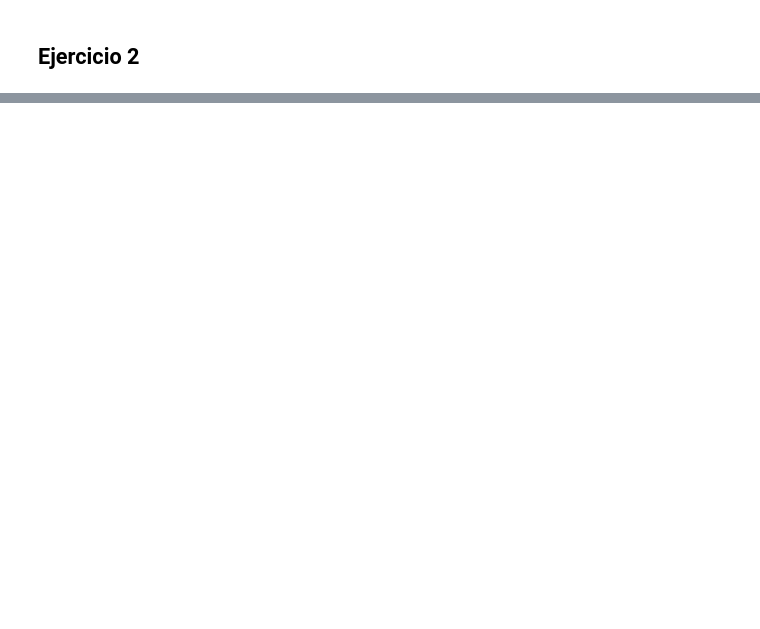
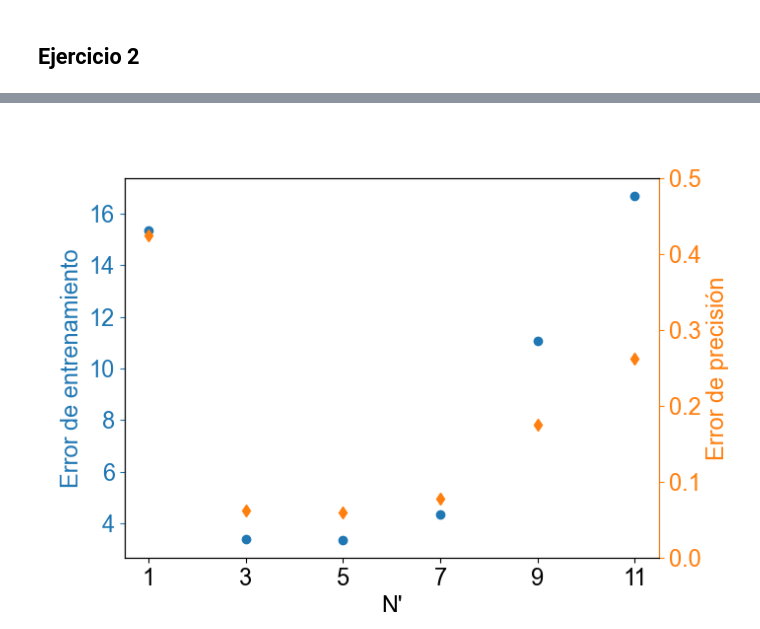
Before and after one commit to Lupama2/RedesNeuronales, a Jupyter notebook: Practicas/practica_4/practica_4_ej_1_y_2.ipynb, the cells around one changed output, grey strips where cells are left out. Saved outputs shown, nothing was run; the diff lists cells and outputs as text; code cells hidden in the pictures; blank space fills up the shorter version.

```diff
--- a/Practicas/practica_4/practica_4_ej_1_y_2.ipynb
+++ b/Practicas/practica_4/practica_4_ej_1_y_2.ipynb
@@ -355,0 +360,27 @@ plt.show()
+# %%
+#Grafico el último valor de error de enetrenamiento y de validación como función de N'
+fig, ax = plt.subplots(figsize = (7,5))
+ax.plot(N_prima_array, e_loss_mean_matrix[:,-1], "o")
+ax.set_xlabel("N'")
+ax.set_ylabel("Error de entrenamiento", color = "tab:blue")
+#Agrego los ticks en x sobre N_prima_array
+ax.spines['right'].set_color('tab:blue')
+ax.tick_params(axis='y', colors='tab:blue')
+ax.set_xticks(N_prima_array)
+
+#En el eje derecho grafico e_validation
+ax2 = ax.twinx()
+#Pinto eje y ticks de naranja
+ax2.spines['right'].set_color('tab:orange')
+ax2.tick_params(axis='y', colors='tab:orange')
+ax2.plot(N_prima_array, validation_mean_matrix[:,-1], "d", color = "tab:orange")
+ax2.set_ylabel("Error de precisión", color = "tab:orange")
+ax2.set_ylim([0, 0.5])
+
+
+plt.show()
+
+#Guardo figura
+fig.savefig("Figures/ej_2_vs_N_prima.pdf", bbox_inches='tight')
+# %% [output]
+[figure, added]
```
Also changed, not shown: parts of 2 cells of this notebook, 6 other files.
